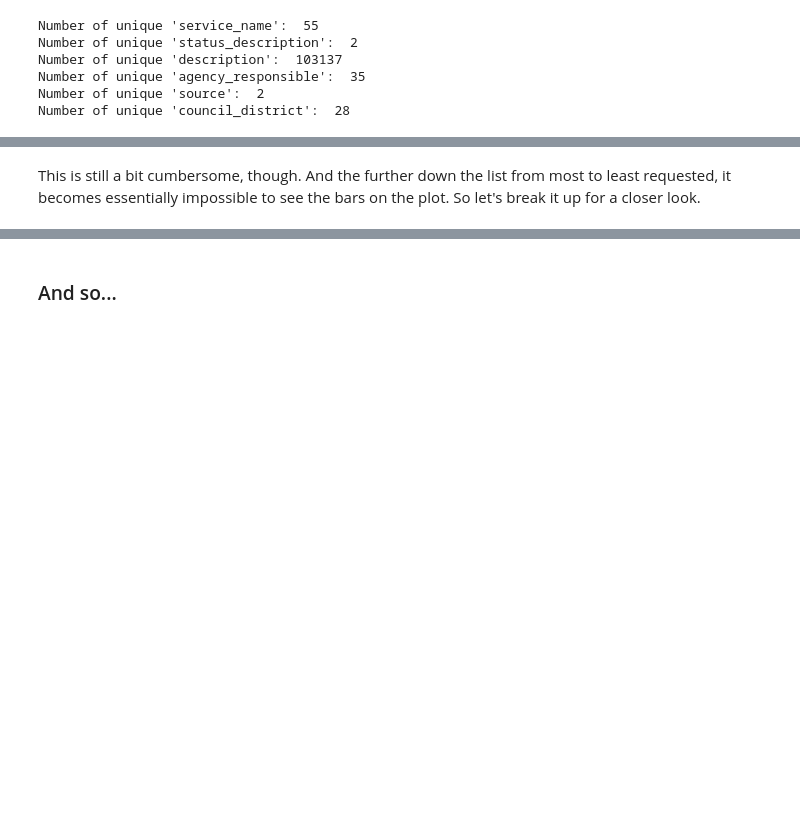
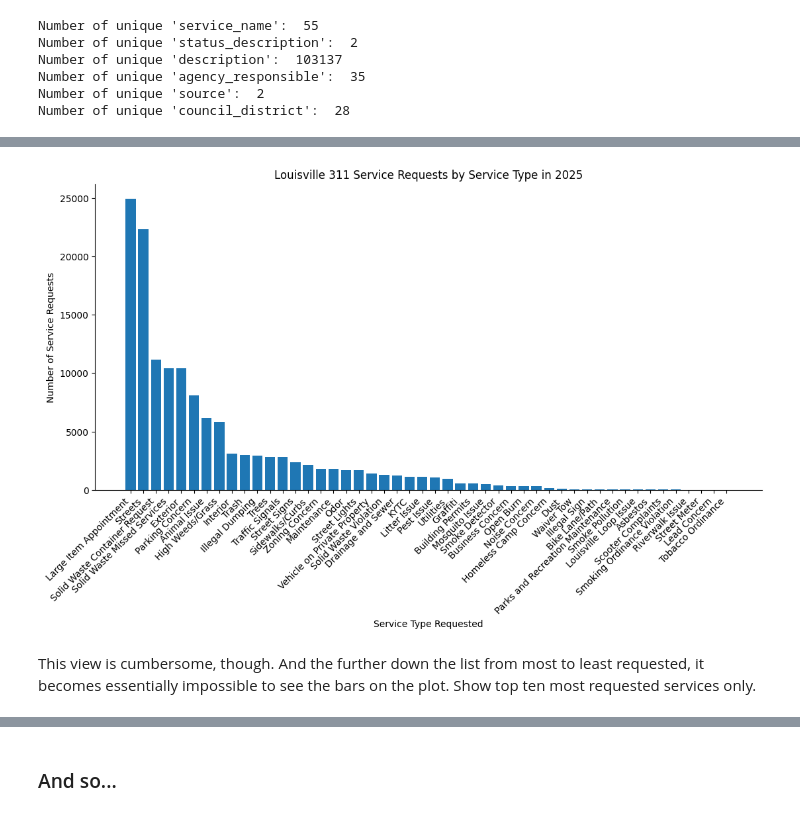
Before and after one commit to peachfiend-42/LouKY_311_Exploration, a Jupyter notebook: LouKY_311_Exploration/Lou311_EDA.ipynb, the cells around one changed output, grey strips where cells are left out. Drawn from its saved outputs; the diff is of its cells as text; code cells hidden in the pictures; blank space fills up the shorter version.

```diff
--- a/LouKY_311_Exploration/Lou311_EDA.ipynb
+++ b/LouKY_311_Exploration/Lou311_EDA.ipynb
@@ -409,24 +389,26 @@ Now, for example, we have a clean read on true "service" requests, excluding ite
 # %%
 # count requests by service_name
 sr_counts = lou311_sr.value_counts(subset='service_name')
 
 # set a reasonable plot size
-plt.figure(figsize=(15,6))
+plt.figure(figsize=(13,6))
 
 # make it more readable
 plt.xlabel("Service Type Requested")
 plt.ylabel("Number of Service Requests")
 plt.title("Louisville 311 Service Requests by Service Type in 2025")
 plt.xticks(rotation=45, ha='right')
 ax = plt.gca()
 ax.spines['top'].set_visible(False)
 ax.spines['right'].set_visible(False)
 
 plt.bar(sr_counts.index,sr_counts.values)
 
 plt.show()
+# %% [output]
+[figure, added]
 # %% [markdown]
-This is still a bit cumbersome, though. And the further down the list from most to least requested, it becomes essentially impossible to see the bars on the plot. So let's break it up for a closer look.
+This view is cumbersome, though. And the further down the list from most to least requested, it becomes essentially impossible to see the bars on the plot. Show top ten most requested services only.
 # %%
 # count requests by service_name
 top_sr = sr_counts.nlargest(10)
```
Also changed, not shown: parts of 14 cells of this notebook.
